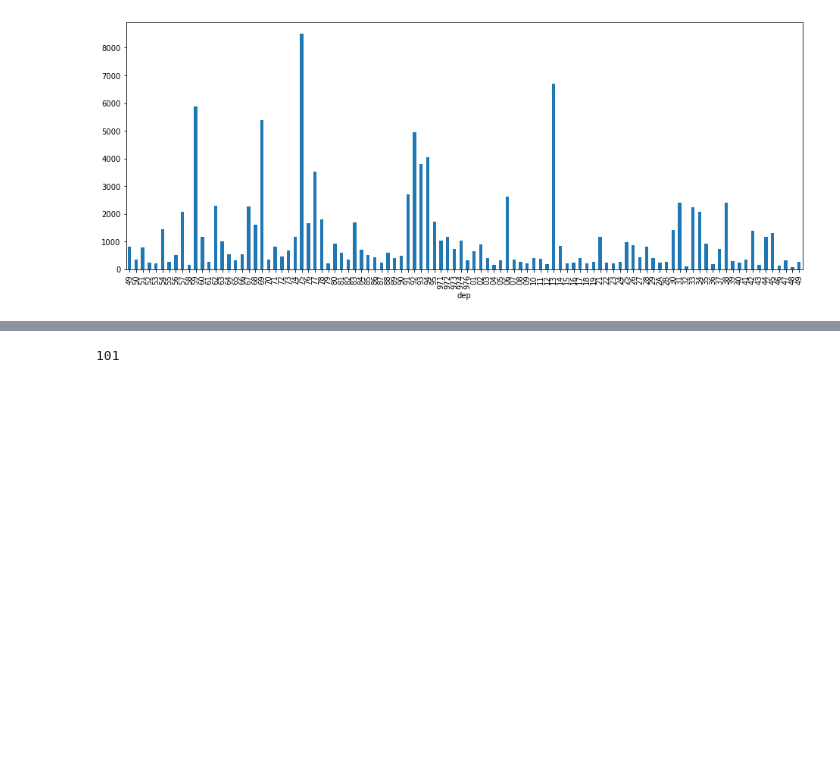
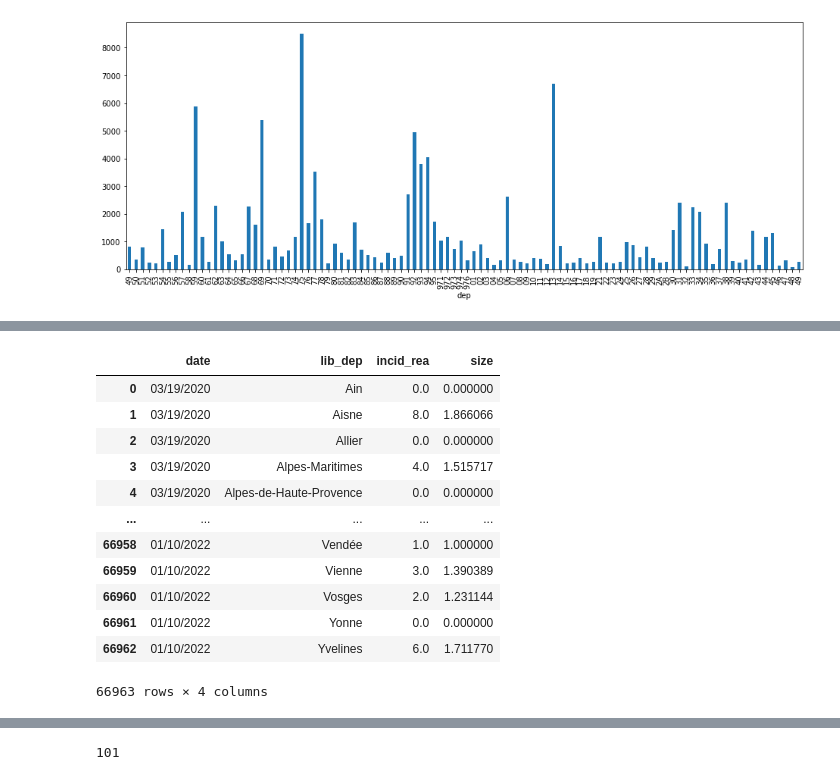
Before and after one commit to SaciaHouioua/Covid, a Jupyter notebook: DataCovidImpact.ipynb, the cells around one changed output, grey strips where cells are left out. Saved outputs shown, nothing was run; the diff lists cells and outputs as text; code cells hidden in the pictures; blank space fills up the shorter version.

```diff
--- a/DataCovidImpact.ipynb
+++ b/DataCovidImpact.ipynb
@@ -213,0 +227,27 @@ fig.show()
+# %%
+SumIncid = dataIndicateurs.groupby(['date','lib_dep'])['incid_rea'].sum()
+SumIncid = SumIncid.reset_index()
+SumIncid['date'] = pd.to_datetime(SumIncid['date'])
+SumIncid['date'] = SumIncid['date'].dt.strftime('%m/%d/%Y')
+SumIncid['size'] = SumIncid['incid_rea'].pow(0.3)
+
+fig = px.scatter_geo(SumIncid, locations="lib_dep", locationmode='country names',
+                     color="ConfirmedCases", size='size', hover_name="Country_Region",
+                     range_color= [0, 1500],
+                     projection="natural earth", animation_frame="Date",
+                     title='CORONA: Spread Over Time From Jan 2020 to Apr 2020', color_continuous_scale="portland")
+fig.show()
+# %% [output]
+|  | date | lib_dep | incid_rea | size |
+| 0 | 03/19/2020 | Ain | 0.0 | 0.000000 |
+| 1 | 03/19/2020 | Aisne | 8.0 | 1.866066 |
+| 2 | 03/19/2020 | Allier | 0.0 | 0.000000 |
+| 3 | 03/19/2020 | Alpes-Maritimes | 4.0 | 1.515717 |
+| 4 | 03/19/2020 | Alpes-de-Haute-Provence | 0.0 | 0.000000 |
+| ... | ... | ... | ... | ... |
+| 66958 | 01/10/2022 | Vendée | 1.0 | 1.000000 |
+| 66959 | 01/10/2022 | Vienne | 3.0 | 1.390389 |
+| 66960 | 01/10/2022 | Vosges | 2.0 | 1.231144 |
+| 66961 | 01/10/2022 | Yonne | 0.0 | 0.000000 |
+| 66962 | 01/10/2022 | Yvelines | 6.0 | 1.711770 |
+66963 rows × 4 columns
```
Also changed, not shown: parts of 7 cells of this notebook.
